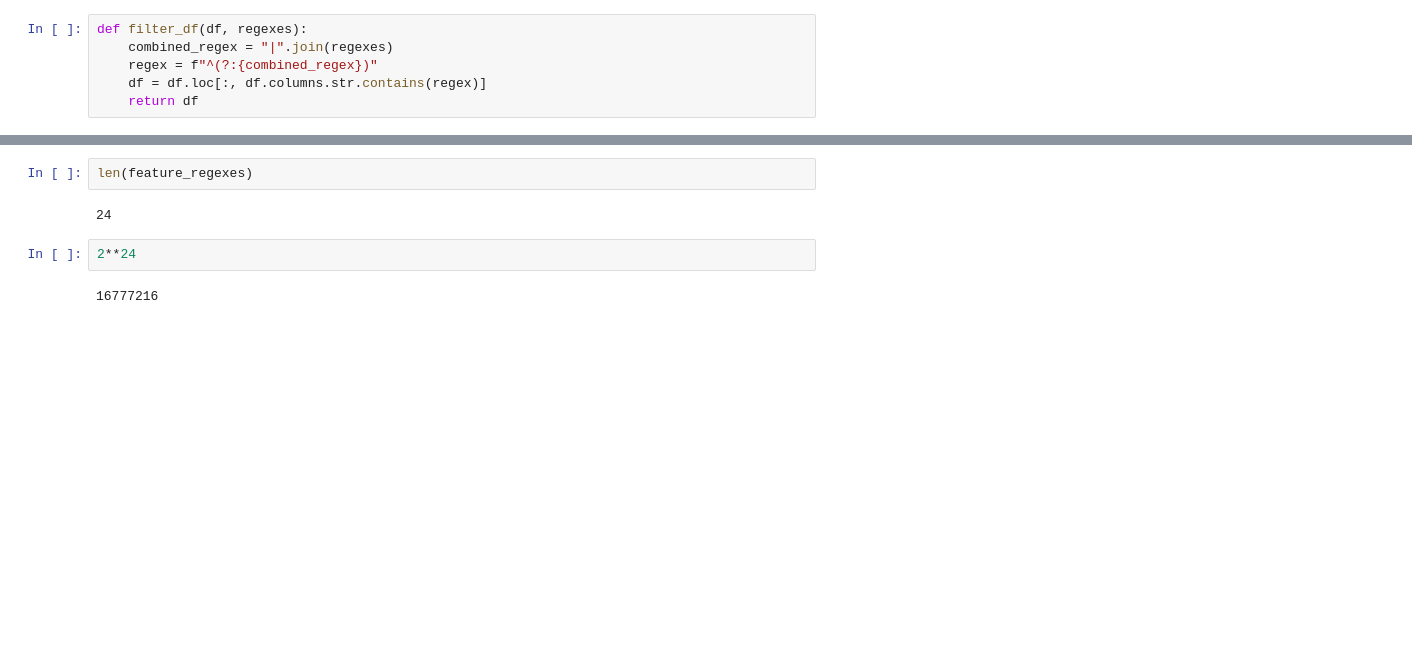
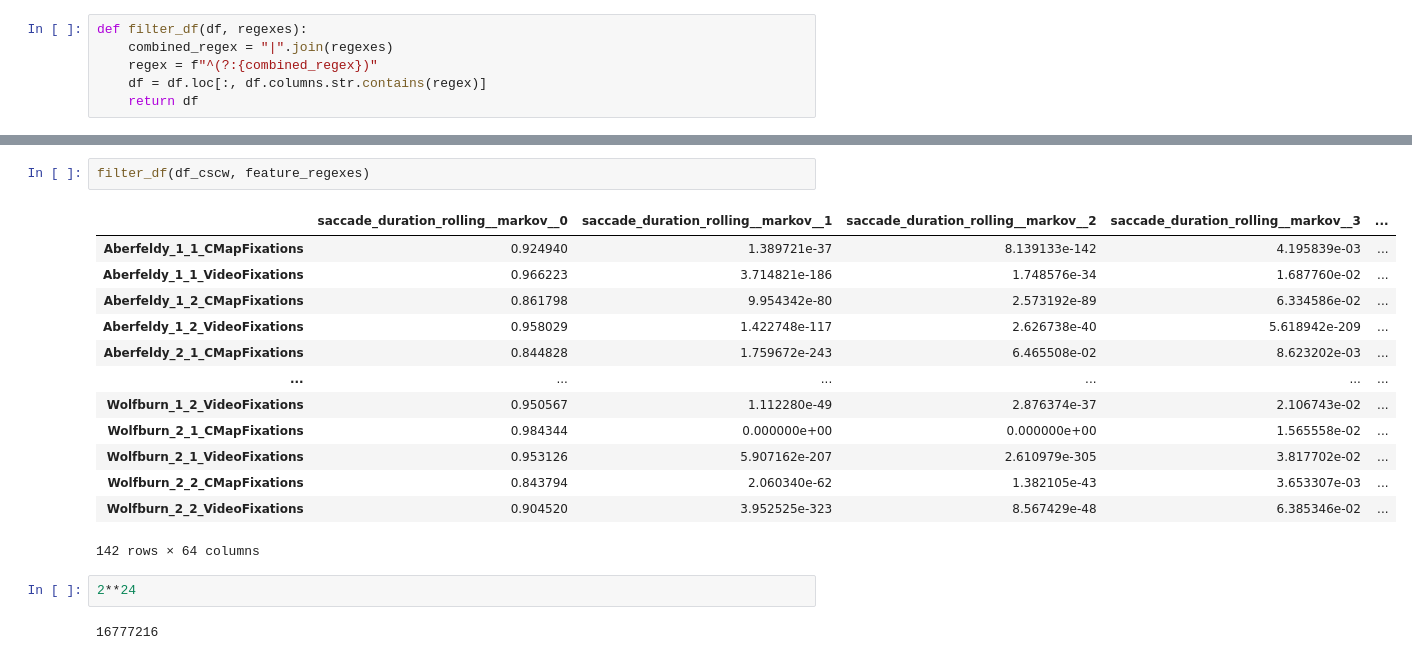
Before and after one commit to s0lvang/ideal-pancake, a Jupyter notebook: misc/notebooks/get_feature_list.ipynb, the cells around one changed output, grey strips where cells are left out. Drawn from its saved outputs; the diff is of its cells as text; blank space fills up the shorter version.

```diff
--- a/misc/notebooks/get_feature_list.ipynb
+++ b/misc/notebooks/get_feature_list.ipynb
@@ -67,7 +83,19 @@ filter_df(df, feature_regexes)
 # %%
-len(feature_regexes)
+filter_df(df_cscw, feature_regexes)
 # %% [output]
+|  | saccade_duration_rolling__markov__0 | saccade_duration_rolling__markov__1 | saccade_duration_rolling__markov__2 | saccade_duration_rolling__markov__3 | ... |
+| Aberfeldy_1_1_CMapFixations | 0.924940 | 1.389721e-37 | 8.139133e-142 | 4.195839e-03 | ... |
+| Aberfeldy_1_1_VideoFixations | 0.966223 | 3.714821e-186 | 1.748576e-34 | 1.687760e-02 | ... |
+| Aberfeldy_1_2_CMapFixations | 0.861798 | 9.954342e-80 | 2.573192e-89 | 6.334586e-02 | ... |
+| Aberfeldy_1_2_VideoFixations | 0.958029 | 1.422748e-117 | 2.626738e-40 | 5.618942e-209 | ... |
+| Aberfeldy_2_1_CMapFixations | 0.844828 | 1.759672e-243 | 6.465508e-02 | 8.623202e-03 | ... |
+| ... | ... | ... | ... | ... | ... |
+| Wolfburn_1_2_VideoFixations | 0.950567 | 1.112280e-49 | 2.876374e-37 | 2.106743e-02 | ... |
+| Wolfburn_2_1_CMapFixations | 0.984344 | 0.000000e+00 | 0.000000e+00 | 1.565558e-02 | ... |
+| Wolfburn_2_1_VideoFixations | 0.953126 | 5.907162e-207 | 2.610979e-305 | 3.817702e-02 | ... |
+| Wolfburn_2_2_CMapFixations | 0.843794 | 2.060340e-62 | 1.382105e-43 | 3.653307e-03 | ... |
+| Wolfburn_2_2_VideoFixations | 0.904520 | 3.952525e-323 | 8.567429e-48 | 6.385346e-02 | ... |
-24
+142 rows × 64 columns
 # %%
 2**24
 # %% [output]
```
Also changed, not shown: parts of 5 cells of this notebook, 1 other file.
